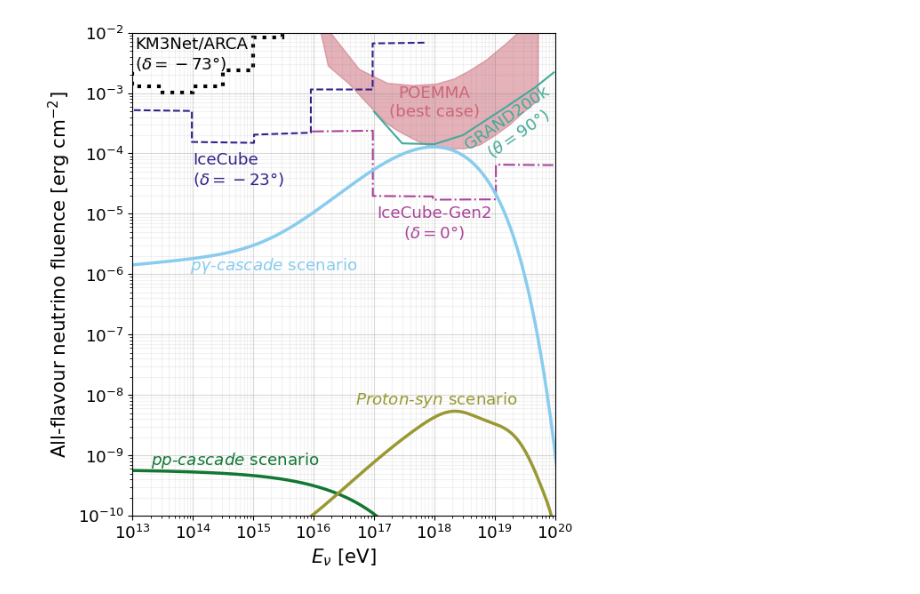
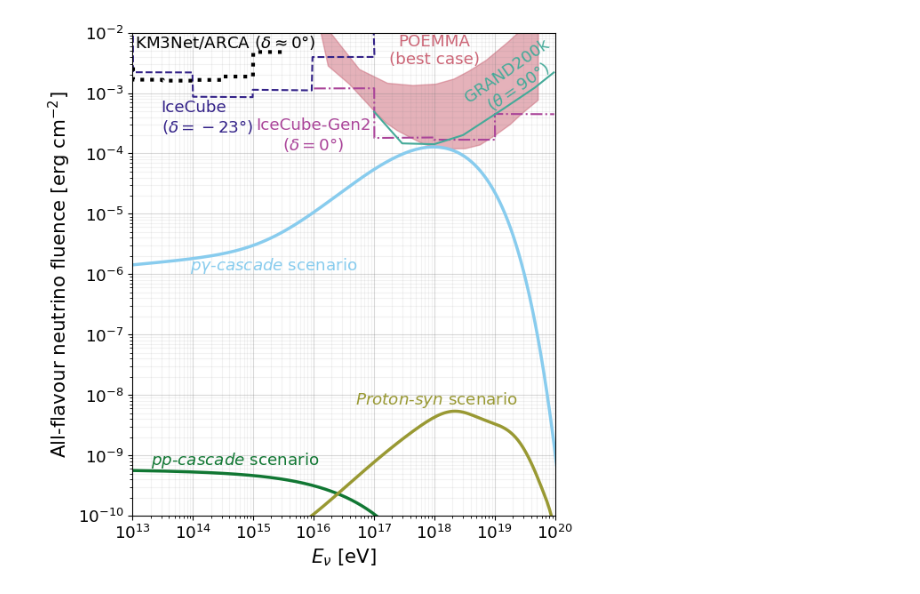
Before and after one commit to maklinger/LepHadGRBAfterglows, a Jupyter notebook: neutrino-fluence.ipynb, the cells around one changed output. Drawn from its saved outputs; the diff is of its cells as text; code cells hidden in the pictures.

Commit message:
update neutrino plot

```diff
--- a/neutrino-fluence.ipynb
+++ b/neutrino-fluence.ipynb
@@ -12,30 +12,30 @@ GeV2erg=1.0/624
 
 # plot sensitivities
 EGeV_IceCube, EPhiGeV_IceCube = np.genfromtxt(
-    "sensitivities/IceCube.txt", delimiter=" ", skip_header=2).T
-ax.loglog(1e9*EGeV_IceCube,EPhiGeV_IceCube*GeV2erg,
+    "sensitivities/IceCube.txt", delimiter=", ", skip_header=2).T
+ax.loglog(10**EGeV_IceCube,EPhiGeV_IceCube*GeV2erg,
           ls="--",color=compcols["in"],alpha=1,linewidth=1.5)
-ax.text(1e14, 3e-5, "IceCube\n" +r"($\delta=-23°$)", color=compcols["in"])
+ax.text(3e13, 8e-4, "IceCube\n" +r"($\delta=-23°$)", color=compcols["in"], va="top")
 
 EGeV_Gen2, EPhiEGeV_Gen2 = np.genfromtxt(
-    "sensitivities/IceCubeGen2.txt", delimiter=" ", skip_header=2).T
-ax.loglog(1e9*EGeV_Gen2, EPhiEGeV_Gen2*GeV2erg, ls="-.",
+    "sensitivities/IceCubeGen2.txt", delimiter=", ", skip_header=2).T
+ax.loglog(10**EGeV_Gen2, EPhiEGeV_Gen2*GeV2erg, ls="-.",
          color=compcols["pair"], alpha=1, linewidth=1.5)
-ax.text(1e18, 1.4e-5, "IceCube-Gen2\n"+ r"($\delta=0°$)", color=compcols["pair"], va="top", ha="center")
+ax.text(1e16, 4e-4, "IceCube-Gen2\n"+ r"($\delta=0°$)", color=compcols["pair"], va="top", ha="center")
 
 EGeV_Grand, EPhiEGeV_Grand = np.genfromtxt(
     "sensitivities/Grand.txt", delimiter=",", skip_header=2).T
 ax.loglog(1e9*EGeV_Grand, EPhiEGeV_Grand*GeV2erg, ls="-",
          color=compcols["pi"], alpha=1, linewidth=1.5)
-ax.text(2e19, 1.5e-3, "GRAND200k\n" +r"($\theta=90°$)",
+ax.text(2e19, 9e-3, "GRAND200k\n" +r"($\theta=90°$)",
         color=compcols["pi"], va="top", ha="center", rotation=35)
 
 
 EGeV_ARCA, EFEGeV_ARCA = np.genfromtxt("sensitivities/ARCA10yr.txt", delimiter=",", skip_header=2).T
 tenyearsinsec = 10*3600*24*365
-ax.stairs(3*EFEGeV_ARCA[:-1]*GeV2erg*tenyearsinsec, EGeV_ARCA*1e9,ls=":", lw=3,
-         color="k", alpha=1, linewidth=1.5)
-ax.text(1.1e13, 2.5e-3, "KM3Net/ARCA\n"+r"($\delta=-73°$)", color="k")
+ax.plot(10**EGeV_ARCA, 3*EFEGeV_ARCA*GeV2erg*tenyearsinsec, ls=":", lw=3,
+         color="k", alpha=1)
+ax.text(1.1e13, 9.8e-3, "KM3Net/ARCA "+r"($\delta \approx 0°$)", color="k", ha="left", va="top")
 
 
 EGeV_POEMMA_low, EFEGeV_POEMMA_low = np.genfromtxt("sensitivities/POEMMA_low.txt", delimiter=",", skip_header=2).T
@@ -44,7 +44,7 @@ ax.fill(
     1e9*np.append(EGeV_POEMMA_low,EGeV_POEMMA_high[::-1]),
     GeV2erg * np.append(EFEGeV_POEMMA_low, EFEGeV_POEMMA_high[::-1]),
     alpha=0.5, color=compcols["mu"])
-ax.text(1.e18, 7e-4, "POEMMA\n(best case)", color=compcols["mu"], va="center", ha="center")
+ax.text(1.e18, 9.8e-3, "POEMMA\n(best case)", color=compcols["mu"], va="top", ha="center")
 
 
 # plot scenarios
@@ -56,31 +56,31 @@ ax.text(9e13, 2e-6, r"$p\gamma$-$cascade$ scenario", color=compcols["pg"], va="t
 
 Neu2 = np.genfromtxt("pp-cascade-neutrinos.txt", skip_header=1, delimiter=",")
 ax.loglog(Neu2[:, 0], Neu2[:, 1]*t_obs, linewidth=2.5,
          color=compcols["pi0"], label=r"$pp$-cas. scenario")
 ax.text(2e13, 7e-10, r"$pp$-$cascade$ scenario", color=compcols["pi0"])
 
 Neu3 = np.genfromtxt("proton-syn-neutrinos.txt", skip_header=1, delimiter=",")
 ax.loglog(Neu3[:, 0], Neu3[:, 1]*t_obs, linewidth=2.5,
          color=compcols["p"], label=r"$p$-syn scenario")
 ax.text(5e16, 7e-9, r"$Proton$-$syn$ scenario", color=compcols["p"])
 
 
 ax.set_xlabel(r"$E_\nu$ [eV]")
 ax.set_ylabel(r"All-flavour neutrino fluence [$\rm erg~cm^{-2}$]")
 
 # ax.set_xticks(fontsize=12)
 ax.set_xticks(10.0**np.arange(13, 20.4, 1))
 ax.set_yticks(10.0**np.arange(-10, 1, 1))
 
 ax.set_xlim(1e13,1e20)
 ax.set_ylim(1e-10,1e-2)
 
 ax.set_aspect('equal')
 ax.grid(color="gray", alpha = 0.1, which="minor")
 ax.grid(color="gray", alpha = 0.3, which="major")
 
 fig.tight_layout()
 fig
 sfc.saveFigure(fig, "All-flavour-neutrino-fluence")
 # %% [output]
-[figure, old version]
+[figure, new version]
```
Also changed, not shown: parts of 1 cell of this notebook, 8 other files.
